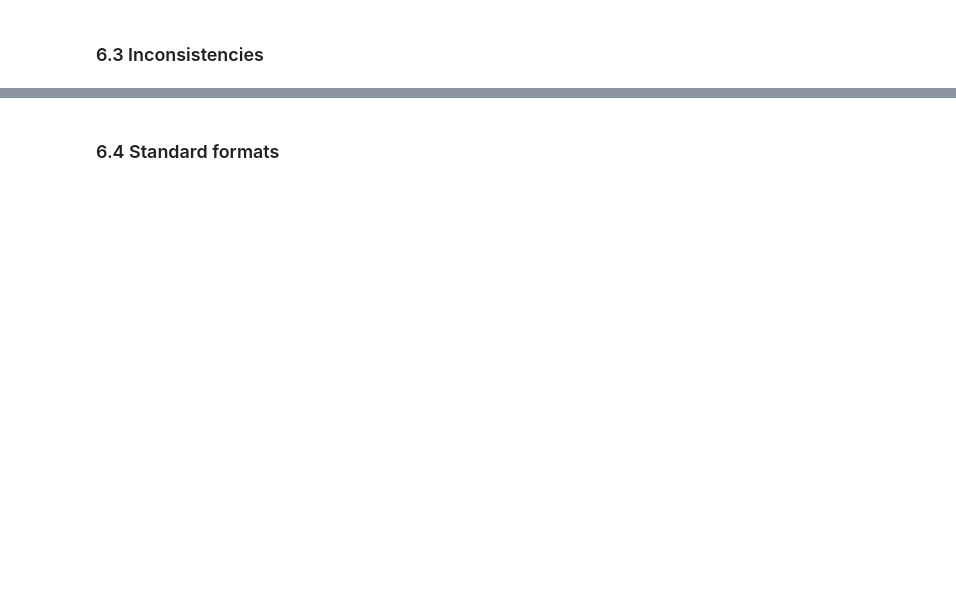
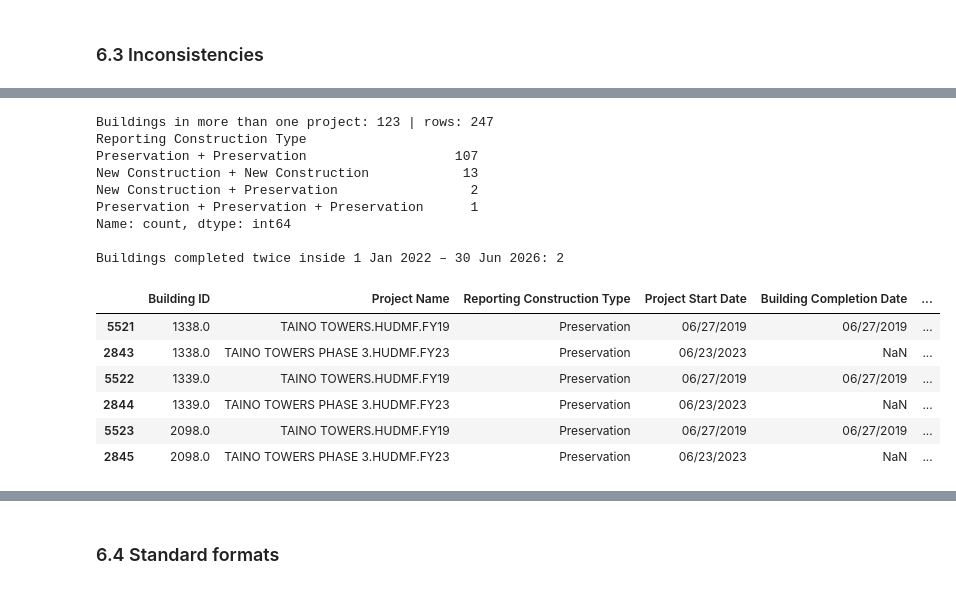
Before and after one commit to mohamednazmy23/nyc-housing-street-safety, a Jupyter notebook: notebooks/nyc_dev_project.ipynb, the cells around one changed output, grey strips where cells are left out. Cells and saved outputs as stored; diff of their text form; code cells hidden in the pictures; blank space fills up the shorter version.

```diff
--- a/notebooks/nyc_dev_project.ipynb
+++ b/notebooks/nyc_dev_project.ipynb
@@ -728,2 +925,13 @@ Name: count, dtype: int64
 # %% [markdown]
 ### 6.3 Inconsistencies
+# %%
+# Issue 10: buildings completed before their project started
+before_start = completion_check < start_check
+housing["completed_before_start"] = before_start
+print("Completed before project start:", before_start.sum(),
+      "| of them in 1 Jan 2022 – 30 Jun 2026:", (before_start & completion_check.between("2022-01-01", "2026-06-30")).sum())
+
+# Other date-order checks between a building and its project
+print("Building completed after its project completed:", (completion_check > project_done_check).sum())
+print("Building has a completion date but its project has none:",
+      (completion_check.notna() & project_done_check.isna()).sum())
@@ -729,0 +945,34 @@ Name: count, dtype: int64
+# %%
+# The same building can appear in more than one project (e.g. preserved again under a new agreement)
+repeated = housing["Building ID"].notna() & housing["Building ID"].duplicated(keep=False)
+housing["in_several_projects"] = repeated
+print("Buildings in more than one project:", housing.loc[repeated, "Building ID"].nunique(), "| rows:", repeated.sum())
+combos = housing[repeated].groupby("Building ID")["Reporting Construction Type"].agg(lambda types: " + ".join(sorted(types)))
+print(combos.value_counts(), "\n")
+
+# Would counting every row count the same building's completion twice in our window?
+completed_in_window = completion_check.between("2022-01-01", "2026-06-30")
+twice = completed_in_window[repeated].groupby(housing.loc[repeated, "Building ID"]).sum().gt(1)
+print("Buildings completed twice inside 1 Jan 2022 – 30 Jun 2026:", twice.sum(), "\n")
+
+# Example rows, oldest project first
+(housing[repeated].assign(start=start_check).sort_values(["Building ID", "start"])
+ [["Building ID", "Project Name", "Reporting Construction Type", "Project Start Date",
+   "Building Completion Date", "All Counted Units"]].head(6))
+# %% [output]
+Buildings in more than one project: 123 | rows: 247
+Reporting Construction Type
+Preservation + Preservation                   107
+New Construction + New Construction            13
+New Construction + Preservation                 2
+Preservation + Preservation + Preservation      1
+Name: count, dtype: int64
+
+Buildings completed twice inside 1 Jan 2022 – 30 Jun 2026: 2
+|  | Building ID | Project Name | Reporting Construction Type | Project Start Date | Building Completion Date | ... |
+| 5521 | 1338.0 | TAINO TOWERS.HUDMF.FY19 | Preservation | 06/27/2019 | 06/27/2019 | ... |
+| 2843 | 1338.0 | TAINO TOWERS PHASE 3.HUDMF.FY23 | Preservation | 06/23/2023 | NaN | ... |
+| 5522 | 1339.0 | TAINO TOWERS.HUDMF.FY19 | Preservation | 06/27/2019 | 06/27/2019 | ... |
+| 2844 | 1339.0 | TAINO TOWERS PHASE 3.HUDMF.FY23 | Preservation | 06/23/2023 | NaN | ... |
+| 5523 | 2098.0 | TAINO TOWERS.HUDMF.FY19 | Preservation | 06/27/2019 | 06/27/2019 | ... |
+| 2845 | 2098.0 | TAINO TOWERS PHASE 3.HUDMF.FY23 | Preservation | 06/23/2023 | NaN | ... |
```
Also changed, not shown: parts of 30 cells of this notebook, 5 other files.
